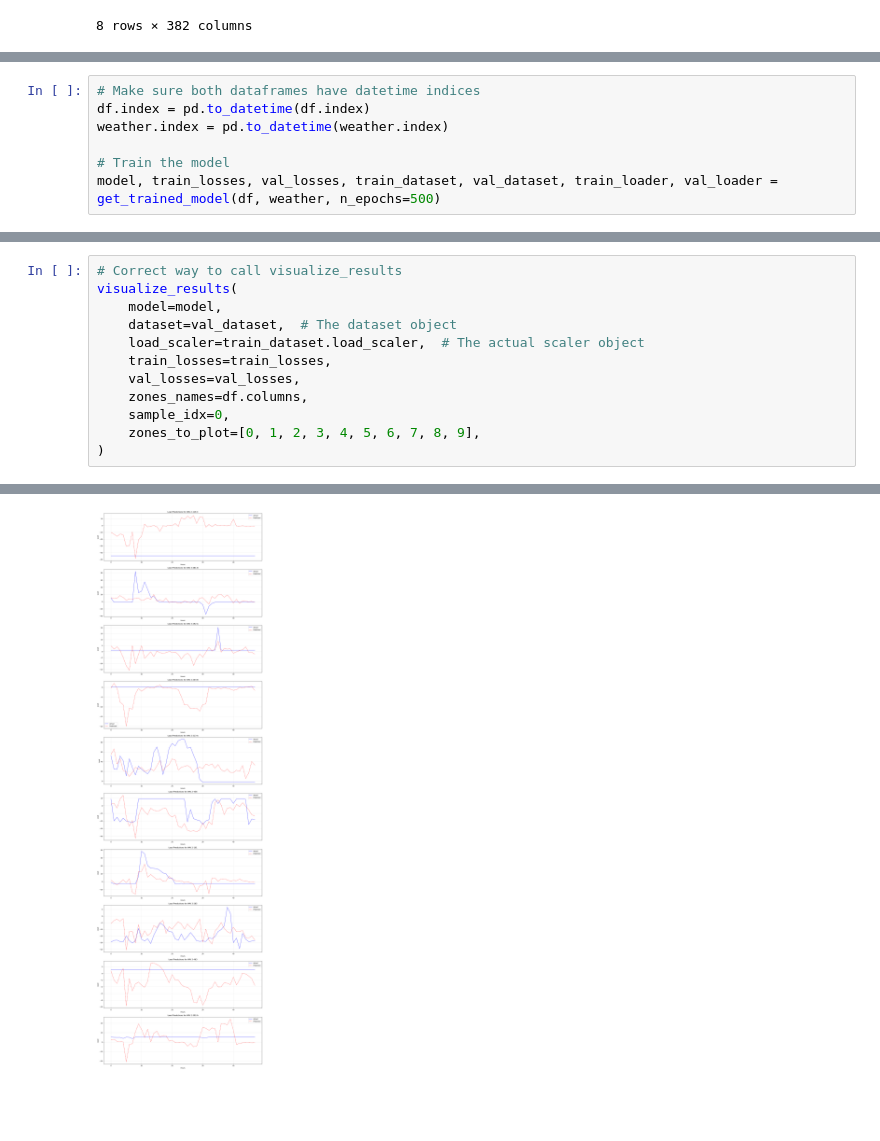
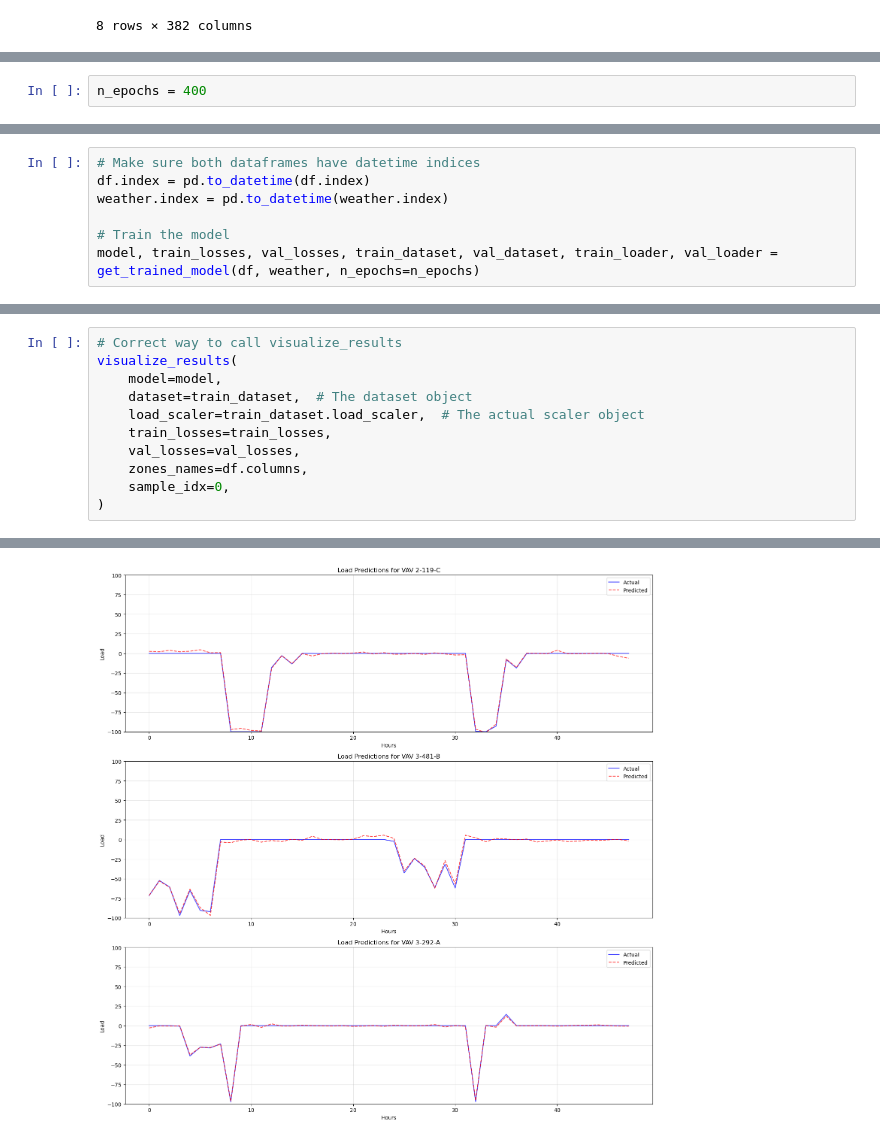
Before and after one commit to AlexisBnnft/Deep_Building, a Jupyter notebook: Loading_data.ipynb, the cells around one changed output, grey strips where cells are left out. Saved outputs shown, nothing was run; the diff lists cells and outputs as text; blank space fills up the shorter version.

```diff
--- a/Loading_data.ipynb
+++ b/Loading_data.ipynb
@@ -156,0 +159,2 @@ for col in df.columns[10:]:
+# %%
+n_epochs = 400
@@ -160,7 +166,7 @@ df.index = pd.to_datetime(df.index)
 weather.index = pd.to_datetime(weather.index)
 
 # Train the model
-model, train_losses, val_losses, train_dataset, val_dataset, train_loader, val_loader = get_trained_model(df, weather, n_epochs=500)
+model, train_losses, val_losses, train_dataset, val_dataset, train_loader, val_loader = get_trained_model(df, weather, n_epochs=n_epochs)
 # %% [output]
 Checking data availability...
 Terminal loads date range: 2024-04-29 00:00:00 to 2024-09-19 23:45:00
@@ -183,12 +189,11 @@ Epoch [500/500], Train Loss: 0.1578, Val Loss: 1.1308
 # Correct way to call visualize_results
 visualize_results(
     model=model,
-    dataset=val_dataset,  # The dataset object
+    dataset=train_dataset,  # The dataset object
     load_scaler=train_dataset.load_scaler,  # The actual scaler object
     train_losses=train_losses,
     val_losses=val_losses,
     zones_names=df.columns,
     sample_idx=0,
-    zones_to_plot=[0, 1, 2, 3, 4, 5, 6, 7, 8, 9],
 )
 # %% [output]
@@ -196 +201 @@ visualize_results(
-[figure, old version]
+[figure, new version]
```
Also changed, not shown: parts of 9 cells of this notebook, 4 other files.
